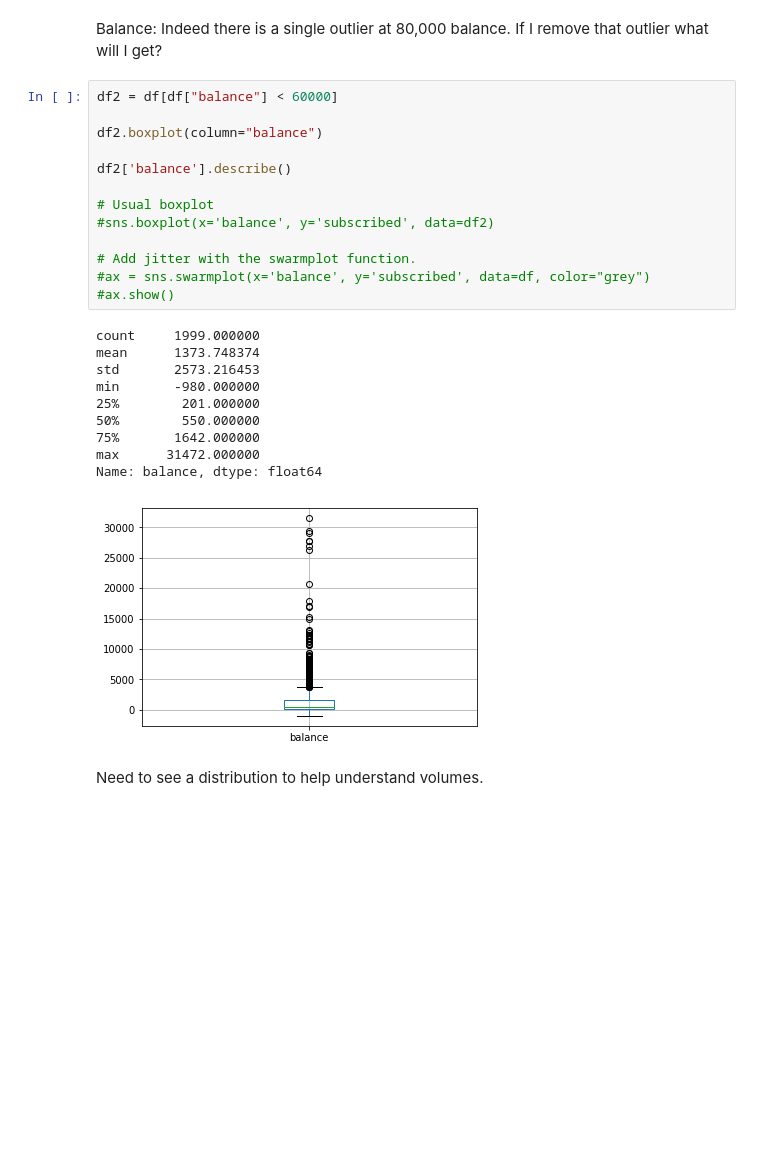
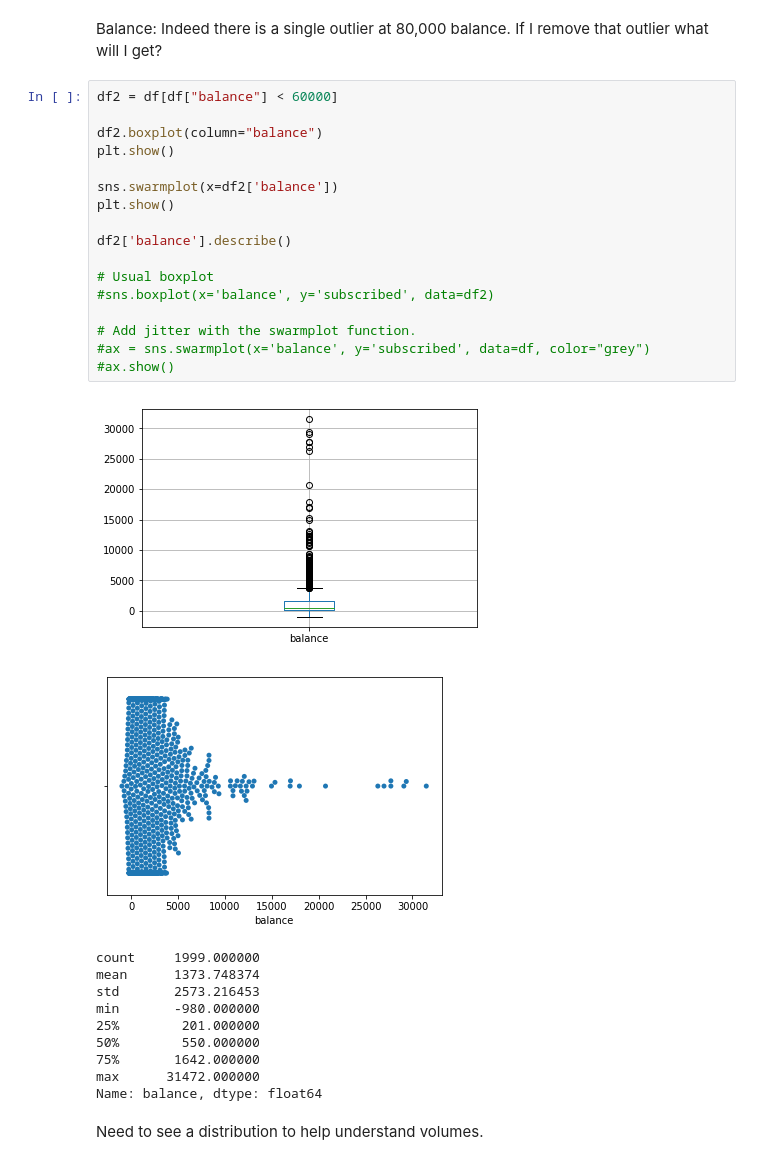
Before and after one commit to vipulpopat/MSCAI_Sem1_Etivity1, a Jupyter notebook: Etivity1.ipynb, the cells around one changed output. Saved outputs shown, nothing was run; the diff lists cells and outputs as text; blank space fills up the shorter version.

```diff
--- a/Etivity1.ipynb
+++ b/Etivity1.ipynb
@@ -217,17 +217,23 @@ If I remove that outlier what will I get?
 # %%
 df2 = df[df["balance"] < 60000]
 
 df2.boxplot(column="balance")
+plt.show()
+
+sns.swarmplot(x=df2['balance'])
+plt.show()
 
 df2['balance'].describe()
 
 # Usual boxplot
 #sns.boxplot(x='balance', y='subscribed', data=df2)
 
 # Add jitter with the swarmplot function.
 #ax = sns.swarmplot(x='balance', y='subscribed', data=df, color="grey")
 #ax.show()
 # %% [output]
+[figure]
+[figure, added]
 count     1999.000000
 mean      1373.748374
 std       2573.216453
@@ -237,7 +243,6 @@ min       -980.000000
 75%       1642.000000
 max      31472.000000
 Name: balance, dtype: float64
-[figure]
 # %% [markdown]
 Need to see a distribution to help understand volumes.
 # %%
```
Also changed, not shown: parts of 20 cells of this notebook.
